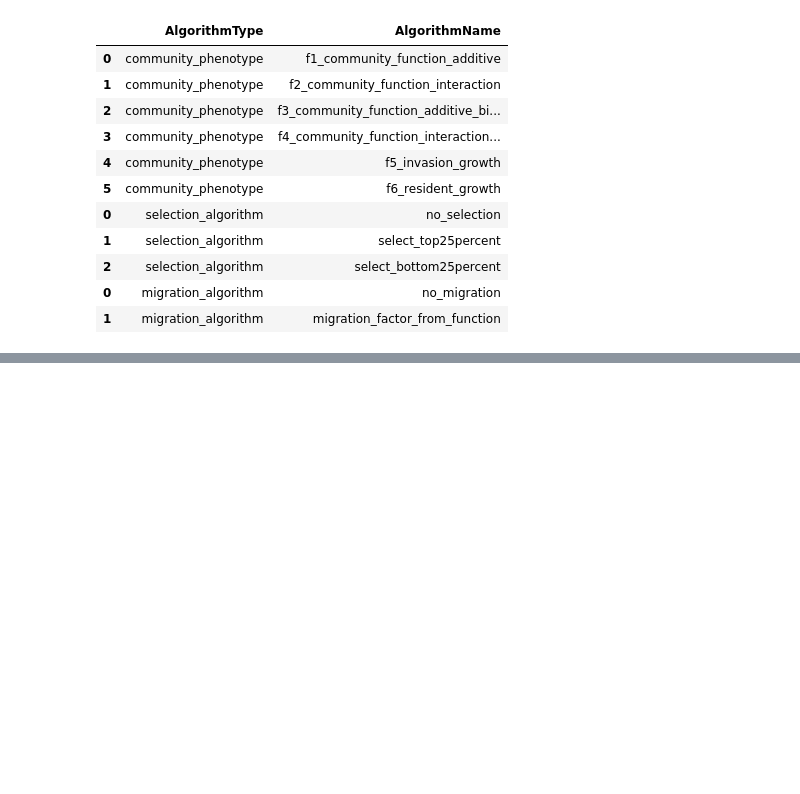
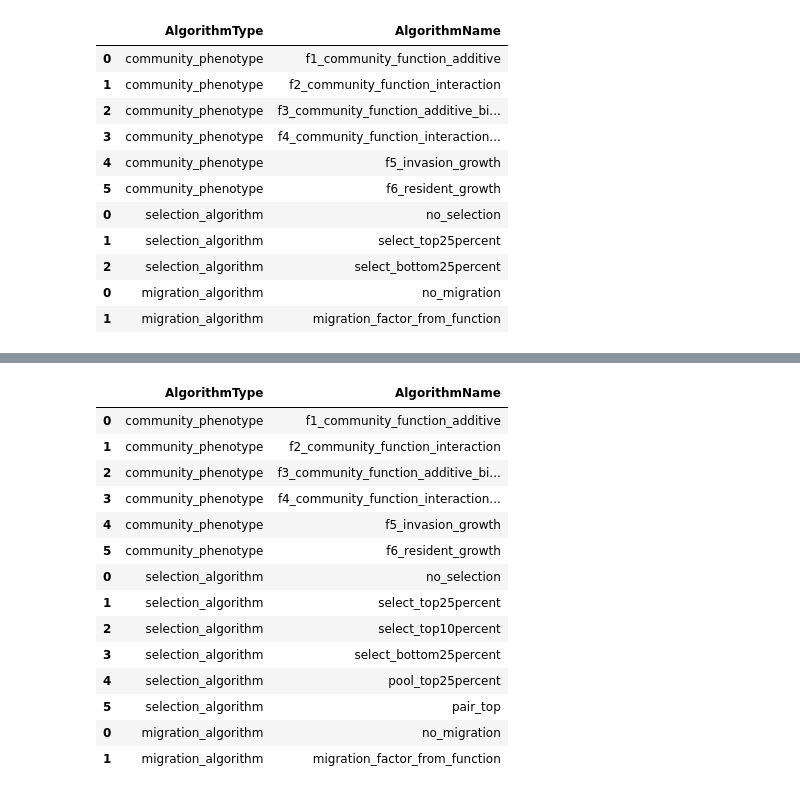
Before and after one commit to Chang-Yu-Chang/ecoprospector, a Jupyter notebook: community_selection.ipynb, the cells around one changed output, grey strips where cells are left out. Saved outputs shown, nothing was run; the diff lists cells and outputs as text; code cells hidden in the pictures; blank space fills up the shorter version.

```diff
--- a/community_selection.ipynb
+++ b/community_selection.ipynb
@@ -336,0 +482,18 @@ array([[0., 0., 0., 0., 0., 0., 0., 0., 0., 0., 0., 0., 0., 0., 0., 0.,
+# %%
+make_algorithm_library()
+# %% [output]
+|  | AlgorithmType | AlgorithmName |
+| 0 | community_phenotype | f1_community_function_additive |
+| 1 | community_phenotype | f2_community_function_interaction |
+| 2 | community_phenotype | f3_community_function_additive_bi... |
+| 3 | community_phenotype | f4_community_function_interaction... |
+| 4 | community_phenotype | f5_invasion_growth |
+| 5 | community_phenotype | f6_resident_growth |
+| 0 | selection_algorithm | no_selection |
+| 1 | selection_algorithm | select_top25percent |
+| 2 | selection_algorithm | select_top10percent |
+| 3 | selection_algorithm | select_bottom25percent |
+| 4 | selection_algorithm | pool_top25percent |
+| 5 | selection_algorithm | pair_top |
+| 0 | migration_algorithm | no_migration |
+| 1 | migration_algorithm | migration_factor_from_function |
```
Also changed, not shown: parts of 7 cells of this notebook, 3 other files.
